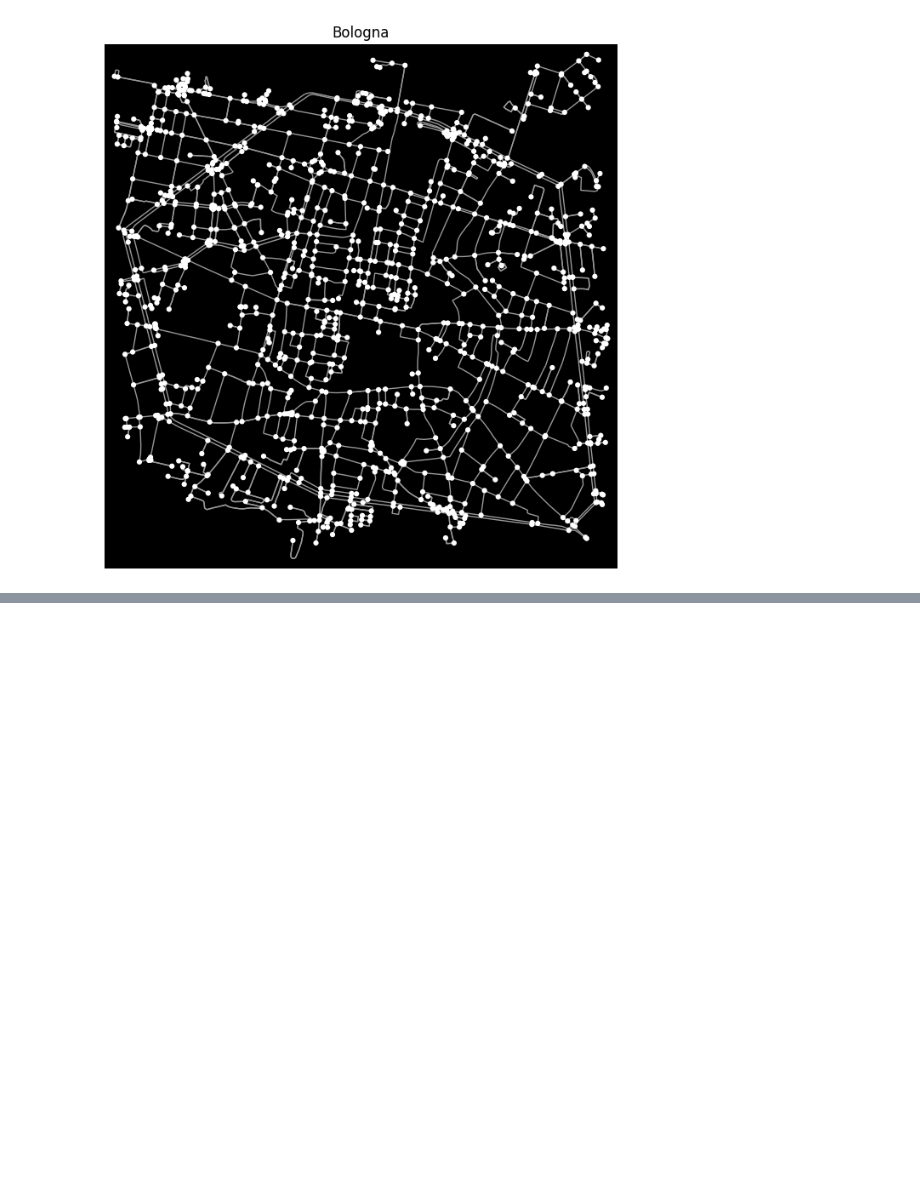
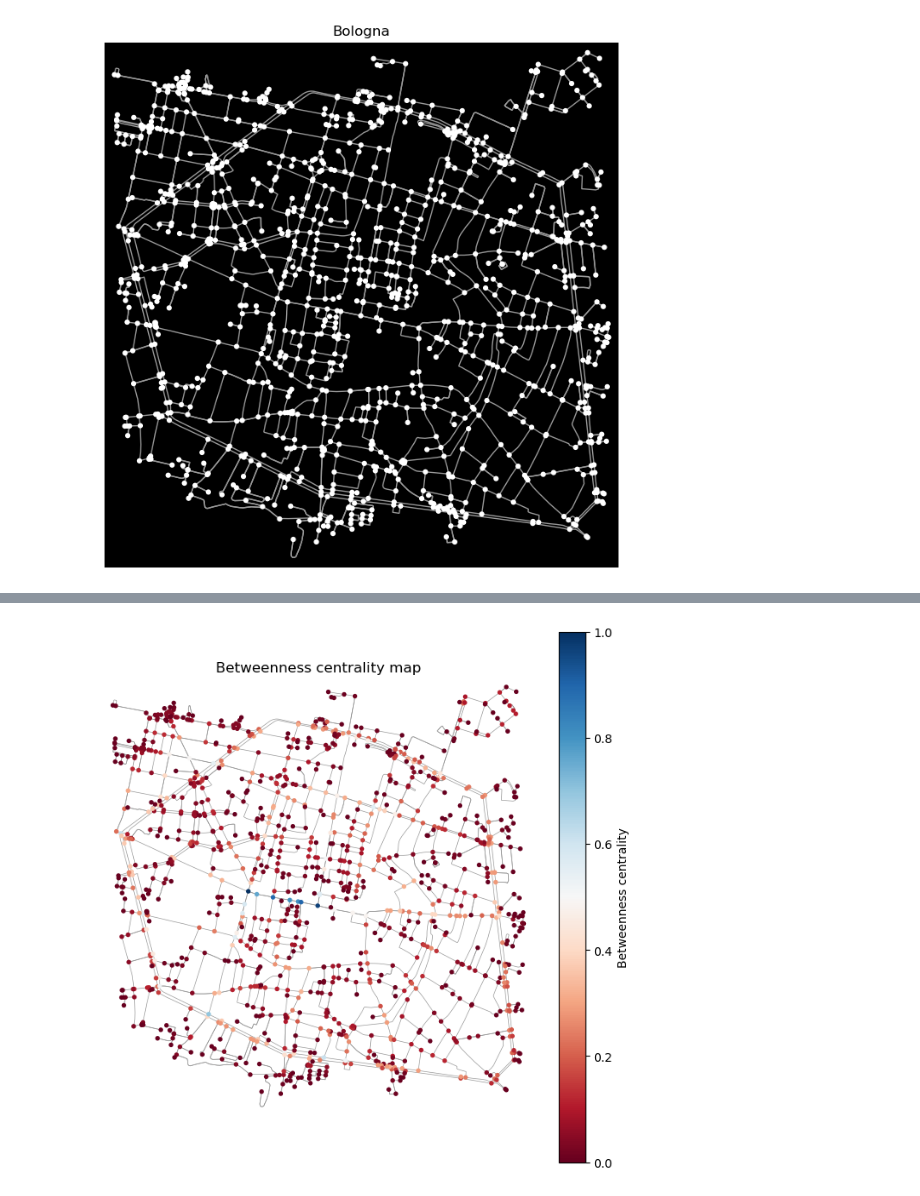
Before and after one commit to MassimoMario/Bologna_urban_network_analysis, a Jupyter notebook: COMPLEX.ipynb, the cells around one changed output, grey strips where cells are left out. Cells and saved outputs as stored; diff of their text form; code cells hidden in the pictures; blank space fills up the shorter version.

```diff
--- a/COMPLEX.ipynb
+++ b/COMPLEX.ipynb
@@ -109,0 +144,23 @@ plt.show()
+# %%
+# compute betweness centrality
+betweenness_centrality = nx.betweenness_centrality(G)
+
+ebc_values = np.array([betweenness_centrality[node] for node in G.nodes])
+
+#normalize
+norm_ebc_values = (ebc_values - min(ebc_values)) / (max(ebc_values) - min(ebc_values))
+
+
+cmap = 'RdBu'
+norm=plt.Normalize(vmin=norm_ebc_values.min(), vmax=norm_ebc_values.max())
+sm = plt.cm.ScalarMappable(norm=norm, cmap=cmap)
+sm.set_array([])
+
+fig, ax = ox.plot_graph(G, node_color=plt.cm.RdBu(norm_ebc_values), node_size=15, edge_linewidth=0.5, bgcolor = 'white', show=False)
+
+cb = fig.colorbar(sm, ax=ax, label = 'Betweenness centrality')
+plt.axis('on')
+plt.title('Betweenness centrality map')
+plt.show()
+# %% [output]
+[figure, added]
```
Also changed, not shown: parts of 8 cells of this notebook.
